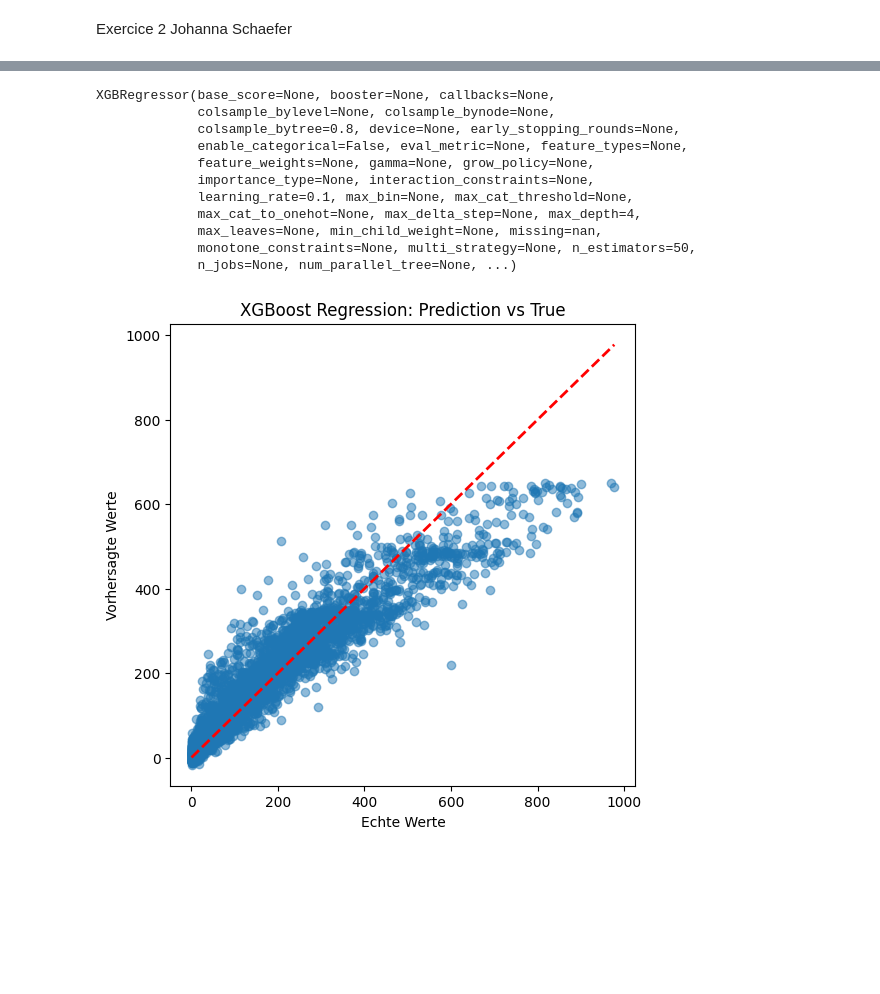
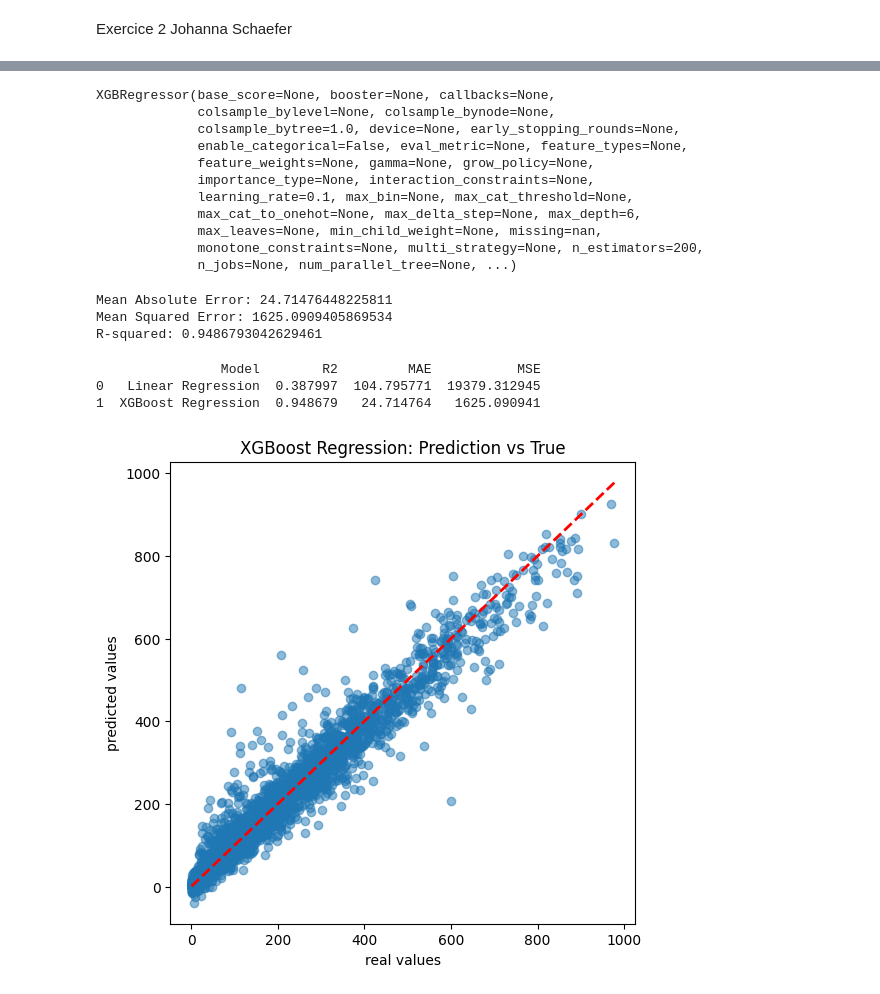
Before and after one commit to Jojo18-20/AI_course_submission, a Jupyter notebook: Exercice2_Johanna_Schaefer_submission.ipynb, the cells around one changed output, grey strips where cells are left out. Saved outputs shown, nothing was run; the diff lists cells and outputs as text; code cells hidden in the pictures; blank space fills up the shorter version.

```diff
--- a/Exercice2_Johanna_Schaefer_submission.ipynb
+++ b/Exercice2_Johanna_Schaefer_submission.ipynb
@@ -38,15 +271,15 @@ bst = xgb.XGBRegressor(
 # %%
 # fit model
-bst.fit(X_train, y_train)
+best.fit(X_train, y_train)
 # %% [output]
 XGBRegressor(base_score=None, booster=None, callbacks=None,
              colsample_bylevel=None, colsample_bynode=None,
-             colsample_bytree=0.8, device=None, early_stopping_rounds=None,
+             colsample_bytree=1.0, device=None, early_stopping_rounds=None,
              enable_categorical=False, eval_metric=None, feature_types=None,
              feature_weights=None, gamma=None, grow_policy=None,
              importance_type=None, interaction_constraints=None,
              learning_rate=0.1, max_bin=None, max_cat_threshold=None,
-             max_cat_to_onehot=None, max_delta_step=None, max_depth=4,
+             max_cat_to_onehot=None, max_delta_step=None, max_depth=6,
              max_leaves=None, min_child_weight=None, missing=nan,
-             monotone_constraints=None, multi_strategy=None, n_estimators=50,
+             monotone_constraints=None, multi_strategy=None, n_estimators=200,
              n_jobs=None, num_parallel_tree=None, ...)
@@ -56,18 +286,46 @@ preds = bst.predict(X_test)
+# %%
+# make predictions
+y_pred_xgb = best.predict(X_test)
+mae_xgb = mean_absolute_error(y_test, y_pred_xgb)
+mse_xgb = mean_squared_error(y_test, y_pred_xgb)
+r2_xgb = r2_score(y_test, y_pred_xgb)
+print(f"Mean Absolute Error: {mae_xgb}")
+print(f"Mean Squared Error: {mse_xgb}")
+print(f"R-squared: {r2_xgb}")
+# %% [output]
+Mean Absolute Error: 24.71476448225811
+Mean Squared Error: 1625.0909405869534
+R-squared: 0.9486793042629461
+# %%
+results = pd.DataFrame({
+    "Model": ["Linear Regression", "XGBoost Regression"],
+    "R2": [
+        r2_score(y_test, y_pred_linreg),
+        r2_score(y_test, y_pred_xgb)
+    ],
+    "MAE": [
+        mean_absolute_error(y_test, y_pred_linreg),
+        mean_absolute_error(y_test, y_pred_xgb)
+    ],
+    "MSE": [
+        mean_squared_error(y_test, y_pred_linreg),
+        mean_squared_error(y_test, y_pred_xgb)
+    ]
+})
+print(results)
+# %% [output]
+                Model        R2         MAE           MSE
+0   Linear Regression  0.387997  104.795771  19379.312945
+1  XGBoost Regression  0.948679   24.714764   1625.090941
 # %%
-import matplotlib.pyplot as plt
-
-# Vorhersagen erzeugen
-y_pred = bst.predict(X_test)
-
-# Scatterplot: echte Werte vs. Vorhersagen
 plt.figure(figsize=(6,6))
 plt.scatter(y_test, y_pred, alpha=0.5)
 plt.plot([y_test.min(), y_test.max()],
          [y_test.min(), y_test.max()],
          color="red", linestyle="--", linewidth=2)
-plt.xlabel("Echte Werte")
-plt.ylabel("Vorhersagte Werte")
+plt.xlabel("real values")
+plt.ylabel("predicted values")
 plt.title("XGBoost Regression: Prediction vs True")
 plt.show()
 # %% [output]
-[figure, old version]
+[figure, new version]
```
Also changed, not shown: parts of 26 cells of this notebook.
